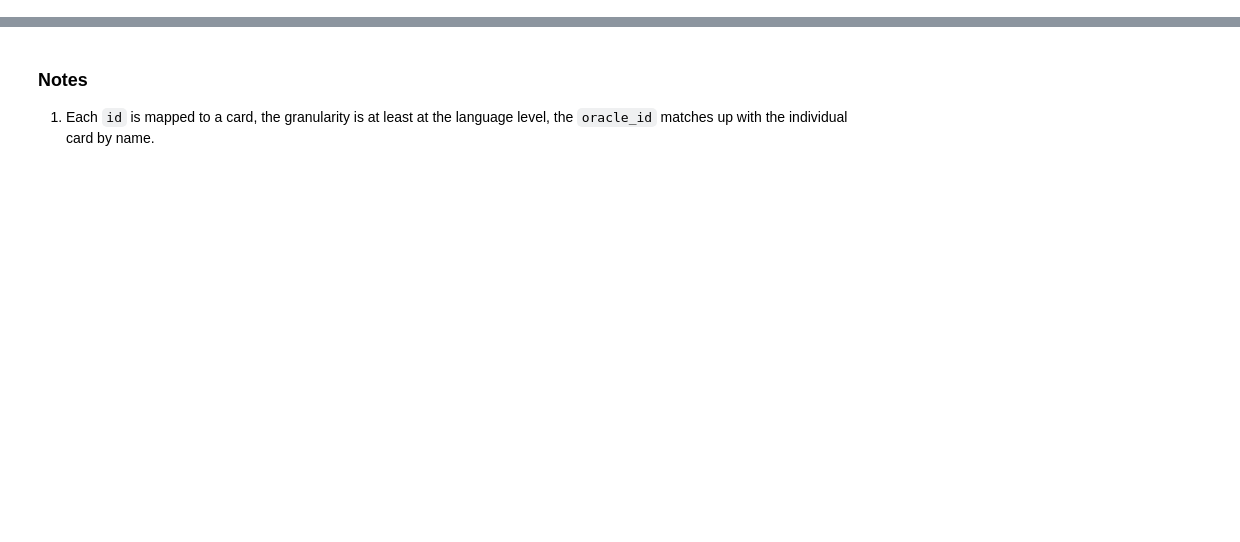
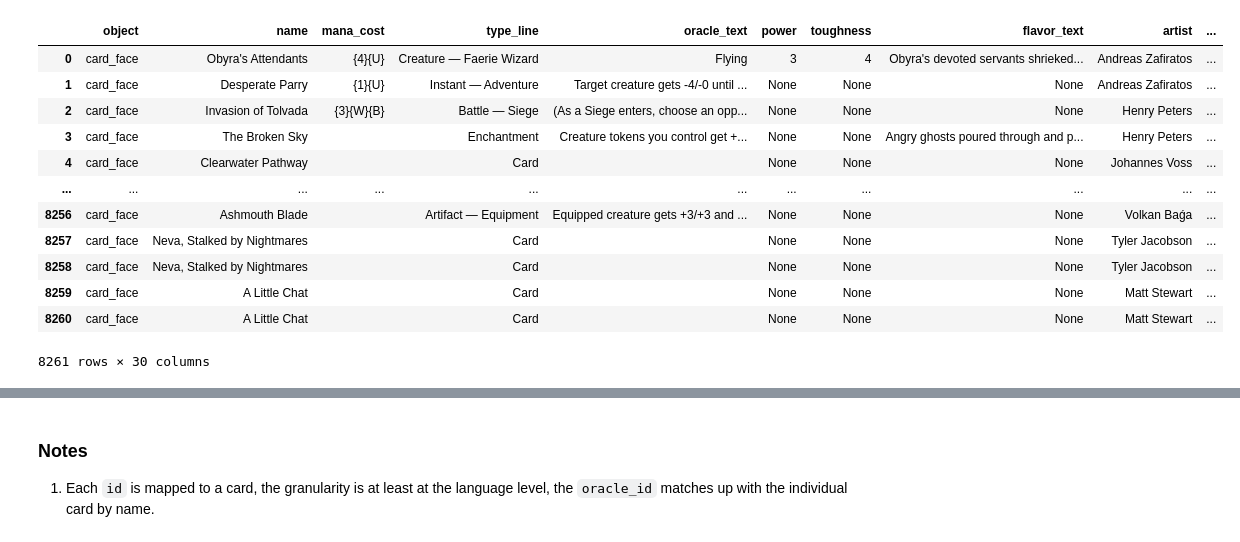
Before and after one commit to SirCaptainMitch/jace-the-bot, a Jupyter notebook: notebooks/jace_cards_test.ipynb, the cells around one changed output, grey strips where cells are left out. Drawn from its saved outputs; the diff is of its cells as text; code cells hidden in the pictures; blank space fills up the shorter version.

```diff
--- a/notebooks/jace_cards_test.ipynb
+++ b/notebooks/jace_cards_test.ipynb
@@ -26,3 +60,22 @@ all_cards_df.head(10)
+# %%
+# x = all_cards_df.df().head(1).to_dict(orient='records')
+# console.print(x)
+
+all_cards_df.df()
+# %% [output]
+|  | object | name | mana_cost | type_line | oracle_text | power | toughness | flavor_text | artist | ... |
+| 0 | card_face | Obyra's Attendants | {4}{U} | Creature — Faerie Wizard | Flying | 3 | 4 | Obyra's devoted servants shrieked... | Andreas Zafiratos | ... |
+| 1 | card_face | Desperate Parry | {1}{U} | Instant — Adventure | Target creature gets -4/-0 until ... | None | None | None | Andreas Zafiratos | ... |
+| 2 | card_face | Invasion of Tolvada | {3}{W}{B} | Battle — Siege | (As a Siege enters, choose an opp... | None | None | None | Henry Peters | ... |
+| 3 | card_face | The Broken Sky |  | Enchantment | Creature tokens you control get +... | None | None | Angry ghosts poured through and p... | Henry Peters | ... |
+| 4 | card_face | Clearwater Pathway |  | Card |  | None | None | None | Johannes Voss | ... |
+| ... | ... | ... | ... | ... | ... | ... | ... | ... | ... | ... |
+| 8256 | card_face | Ashmouth Blade |  | Artifact — Equipment | Equipped creature gets +3/+3 and ... | None | None | None | Volkan Baǵa | ... |
+| 8257 | card_face | Neva, Stalked by Nightmares |  | Card |  | None | None | None | Tyler Jacobson | ... |
+| 8258 | card_face | Neva, Stalked by Nightmares |  | Card |  | None | None | None | Tyler Jacobson | ... |
+| 8259 | card_face | A Little Chat |  | Card |  | None | None | None | Matt Stewart | ... |
+| 8260 | card_face | A Little Chat |  | Card |  | None | None | None | Matt Stewart | ... |
+8261 rows × 30 columns
 # %%
 db = duckdb.connect(':memory:')
 db.register('all_cards', all_cards_df)
```
Also changed, not shown: parts of 11 cells of this notebook, 8 other files.
